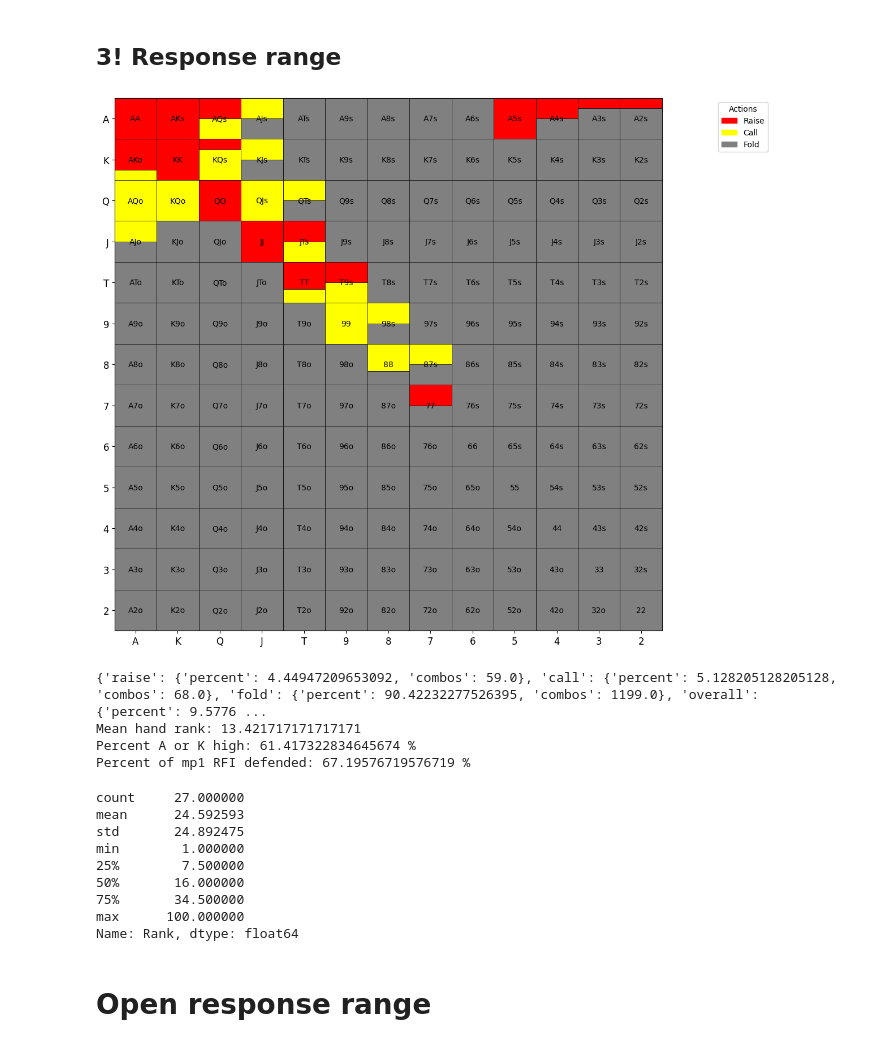
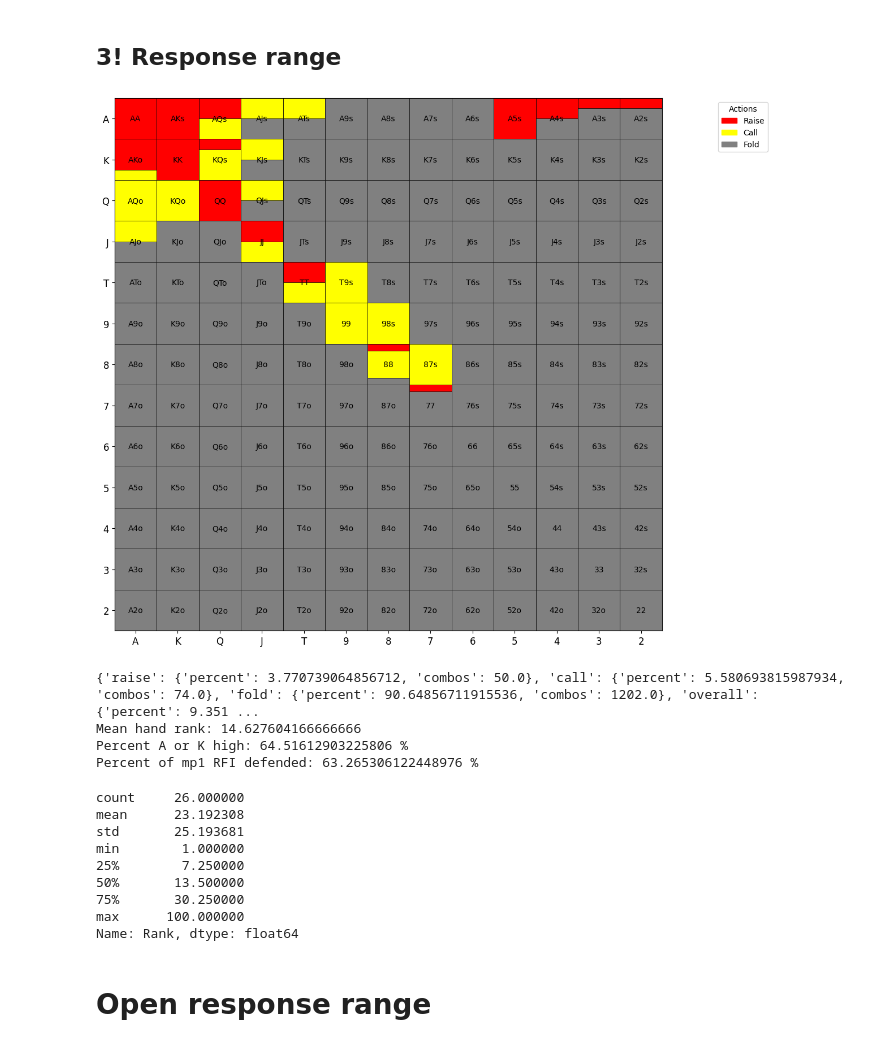
Before and after one commit to KunaalAgarwal/poker_analysis, a Jupyter notebook: src/mp1_ranges.ipynb, the cells around one changed output. Saved outputs shown, nothing was run; the diff lists cells and outputs as text; code cells hidden in the pictures.

```diff
--- a/src/mp1_ranges.ipynb
+++ b/src/mp1_ranges.ipynb
@@ -67,7 +67,7 @@ rfi_range = {
     "K7o": {"raise": 0.0, "call": 0.0},
 
     "QJs": {"raise": 1.0, "call": 0.0},
-    "QTs": {"raise": 0.0, "call": 0.0}, # can open this on tables that are low 3bet frequencies
+    "QTs": {"raise": 1.0, "call": 0.0}, # can open this on tables that are low 3bet frequencies
     "Q9s": {"raise": 0.0, "call": 0.0},
     "Q8s": {"raise": 0.0, "call": 0.0},
 
@@ -84,10 +84,10 @@ rfi_range = {
     "T9s": {"raise": 1.0, "call": 0.0}, # suited connectors can be opened at lower frequencies in tables with more 3betting
     "T8s": {"raise": 0.0, "call": 0.0},
 
-    "98s": {"raise": 0.75, "call": 0.0},
+    "98s": {"raise": 1.0, "call": 0.0},
     "97s": {"raise": 0.0, "call": 0.0},
 
-    "87s": {"raise": 0.5, "call": 0.0},
+    "87s": {"raise": 1.0, "call": 0.0},
     "86s": {"raise": 0.0, "call": 0.0},
 
     "76s": {"raise": 0.5, "call": 0.0},
@@ -137,11 +137,11 @@ response_3bet_range = {
     "AA": {"raise": 1.0, "call": 0.0},
     "KK": {"raise": 1.0, "call": 0.0},
     "QQ": {"raise": 1.0, "call": 0.0},
-    "JJ": {"raise": 1.0, "call": 0.0},
-    "TT": {"raise": 2/3, "call": 1/3}, # mixing here as is value, but also benefits from flatting
+    "JJ": {"raise": 0.5, "call": 0.5},
+    "TT": {"raise": 0.5, "call": 0.5}, # mixing here as is value, but also benefits from flatting
     "99": {"raise": 0.0, "call": 1.0}, # like a pure call
-    "88": {"raise": 0.0, "call": 2/3}, # overplay to 4bet bluff, so call at some frequency
-    "77": {"raise": 0.5, "call": 0.0}, # 4bet bluff (unblocks AK, AQ, AJ, KQ, etc.), while ahead of those hands and can put high pressure on middling pairs
+    "88": {"raise": 1/6, "call": 2/3}, # overplay to 4bet bluff, so call at some frequency
+    "77": {"raise": 1/6, "call": 0.0}, # 4bet bluff (unblocks AK, AQ, AJ, KQ, etc.), while ahead of those hands and can put high pressure on middling pairs
     "66": {"raise": 0.0, "call": 0.0},
     "55": {"raise": 0.0, "call": 0.0},
     "44": {"raise": 0.0, "call": 0.0},
@@ -151,7 +151,7 @@ response_3bet_range = {
     "AKs": {"raise": 1.0, "call": 0.0},
     "AQs": {"raise": 0.5, "call": 0.5},
     "AJs": {"raise": 0.0, "call": 0.5},
-    "ATs": {"raise": 0.0, "call": 0.0},
+    "ATs": {"raise": 0.0, "call": 0.5},
     "A9s": {"raise": 0.0, "call": 0.0},
     "A8s": {"raise": 0.0, "call": 0.0},
     "A7s": {"raise": 0.0, "call": 0.0},
@@ -177,61 +177,61 @@ response_3bet_range = {
     "KJo": {"raise": 0.0, "call": 0.0},
     "KTo": {"raise": 0.0, "call": 0.0},
 
-    "QJs": {"raise": 0.0, "call": 1.0},
-    "QTs": {"raise": 0.0, "call": 0.5}, # might be able to call sometimes with this against wider opponents
+    "QJs": {"raise": 0.0, "call": 0.5},
+    "QTs": {"raise": 0.0, "call": 0.0}, # might be able to call sometimes with this against wider opponents
 
     "QJo": {"raise": 0.0, "call": 0.0},
     "QTo": {"raise": 0.0, "call": 0.0},
     "Q9o": {"raise": 0.0, "call": 0.0},
 
-    "JTs": {"raise": 0.5, "call": 0.5}, # using as a call and 4bet bluff, unblocks some of the lower pairs that are pure folds to 4bets and is playable
+    "JTs": {"raise": 0.0, "call": 0.0}, # using as a call and 4bet bluff, unblocks some of the lower pairs that are pure folds to 4bets and is playable
     "J9s": {"raise": 0.0, "call": 0.0}, # might be able to call sometimes with this against wider opponents
 
     "JTo": {"raise": 0.0, "call": 0.0},
     "J9o": {"raise": 0.0, "call": 0.0},
 
-    "T9s": {"raise": 0.5, "call": 0.5}, # using as a call and 4bet bluff, unblocks some of the lower pairs that are pure folds to 4bets and is playable
+    "T9s": {"raise": 0.0, "call": 1.0}, # using as a call and 4bet bluff, unblocks some of the lower pairs that are pure folds to 4bets and is playable
     "T8s": {"raise": 0.0, "call": 0.0},
 
-    "98s": {"raise": 0.0, "call": 0.5}, # call sometimes
+    "98s": {"raise": 0.0, "call": 1.0}, # call sometimes
     "97s": {"raise": 0.0, "call": 0.0},
 
-    "87s": {"raise": 0.0, "call": 0.5}, # call sometimes
+    "87s": {"raise": 0.0, "call": 1.0}, # call sometimes
     "86s": {"raise": 0.0, "call": 0.0},
 
     "76s": {"raise": 0.0, "call": 0.0}, # not a great suited connector thus can fold
     "75s": {"raise": 0.0, "call": 0.0},
 
     "65s": {"raise": 0.0, "call": 0.0},
 }
 # Visualize the range
 response_3bet = range_construction.generate_range(response_3bet_range, '../ranges/mp1_ranges/mp1_3!response.png')
 response_3bet_distribution = range_construction.range_hand_distribution(response_3bet_range)
 response_3bet_percent_by_actions = range_construction.range_percent_by_all_actions(response_3bet_range)
 response_3bet_mean_hand_rank = range_construction.average_range_rank(response_3bet_range)
 
 defended_rfi = 100*response_3bet_percent_by_actions['overall']['combos'] / rfi_percent_by_actions['overall']['combos']
 
 print(response_3bet_percent_by_actions)
 print(f'Mean hand rank: {response_3bet_mean_hand_rank}')
 print(f'Percent A or K high: {range_construction.percent_range_high_card(response_3bet_range)} %')
 print(f'Percent of mp1 RFI defended: {defended_rfi} %')
 
 response_3bet_distribution[1].to_csv('../ranges/mp1_ranges/mp1_3bet_response_distribution.csv')
 response_3bet_distribution[0]
 # %% [output]
-[figure, old version]
+[figure, new version]
-{'raise': {'percent': 4.44947209653092, 'combos': 59.0}, 'call': {'percent': 5.128205128205128, 'combos': 68.0}, 'fold': {'percent': 90.42232277526395, 'combos': 1199.0}, 'overall': {'percent': 9.5776 ...
-Mean hand rank: 13.421717171717171
-Percent A or K high: 61.417322834645674 %
-Percent of mp1 RFI defended: 67.19576719576719 %
+{'raise': {'percent': 3.770739064856712, 'combos': 50.0}, 'call': {'percent': 5.580693815987934, 'combos': 74.0}, 'fold': {'percent': 90.64856711915536, 'combos': 1202.0}, 'overall': {'percent': 9.351 ...
+Mean hand rank: 14.627604166666666
+Percent A or K high: 64.51612903225806 %
+Percent of mp1 RFI defended: 63.265306122448976 %
-count     27.000000
-mean      24.592593
-std       24.892475
+count     26.000000
+mean      23.192308
+std       25.193681
 min        1.000000
-25%        7.500000
-50%       16.000000
-75%       34.500000
+25%        7.250000
+50%       13.500000
+75%       30.250000
 max      100.000000
 Name: Rank, dtype: float64
 # %% [markdown]
```
Also changed, not shown: parts of 3 cells of this notebook, 9 other files.
